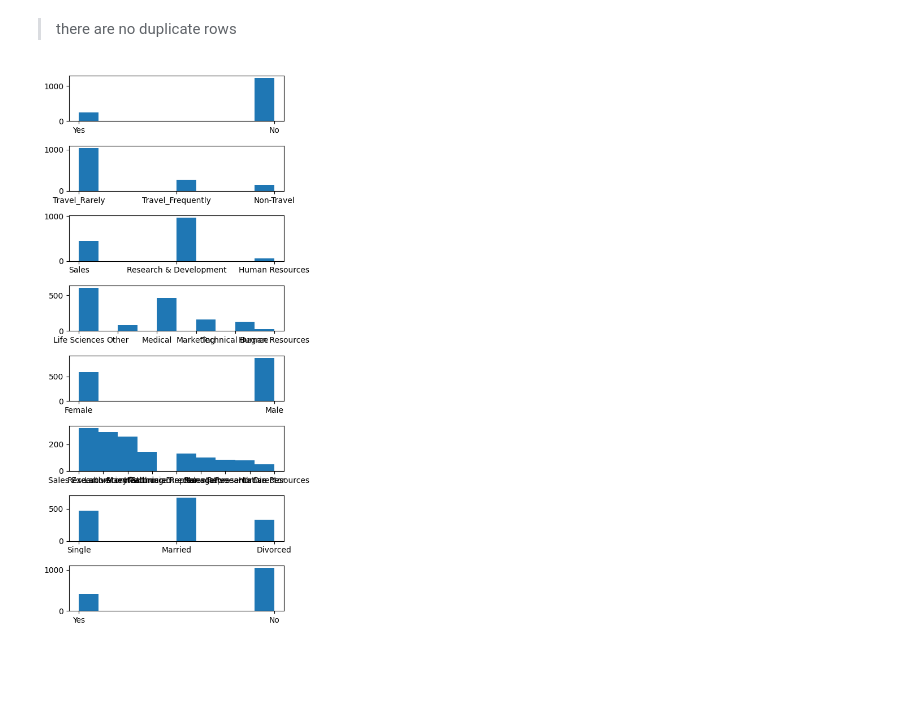
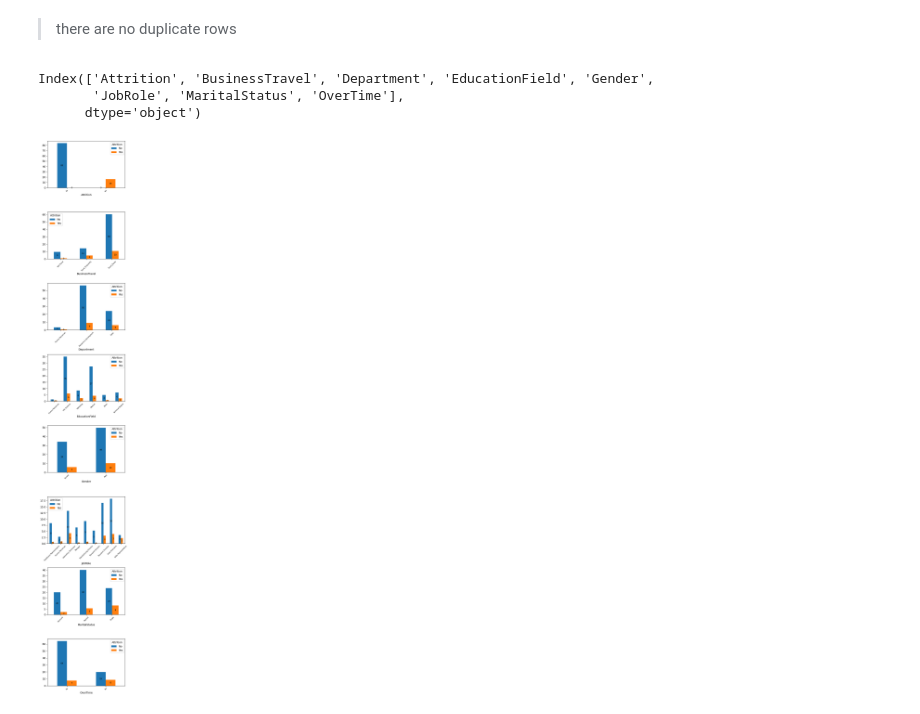
Before and after one commit to ABHISHEK-K-M-775/Employee-Attrition-Prediction, a Jupyter notebook: notebook/analysis.ipynb, the cells around one changed output. Cells and saved outputs as stored; diff of their text form; code cells hidden in the pictures; blank space fills up the shorter version.

```diff
--- a/notebook/analysis.ipynb
+++ b/notebook/analysis.ipynb
@@ -120,11 +120,27 @@ Name: count, dtype: int64
 >there are no duplicate rows
 # %%
 cat_df=df.select_dtypes(exclude='number')
+# %%
+cat_df.columns
+# %% [output]
+Index(['Attrition', 'BusinessTravel', 'Department', 'EducationField', 'Gender',
+       'JobRole', 'MaritalStatus', 'OverTime'],
+      dtype='object')
 # %%
-fig,axes=plt.subplots(8,1,figsize=(5,10))
+fig,axes=plt.subplots(8,1,figsize=(5,30))
 for i,ax in enumerate(axes):
-    ax.hist(cat_df.iloc[:,i])
+    ct=pd.crosstab(cat_df.iloc[:,i],df['Attrition'],normalize=True)*100
+    ct.plot(kind='bar',stacked=False,ax=ax)
+    ax.set_xticklabels(ax.get_xticklabels(),fontsize=6,rotation=45)
+    plt.grid()
+
+    for j in ax.patches:
+        height=j.get_height()
+        y_pos=j.get_y()+height/2
+        ax.annotate(int(height),(j.get_x()+j.get_width()/2,y_pos),ha='center',va='center',fontsize=8,color='black')
+    # ax.crosstab(cat_df.iloc[:,i],df['Attrition'])
 plt.tight_layout()
+plt.grid()
 plt.show()
 # %% [output]
-[figure, old version]
+[figure, new version]
```
Also changed, not shown: parts of 1 cell of this notebook.
